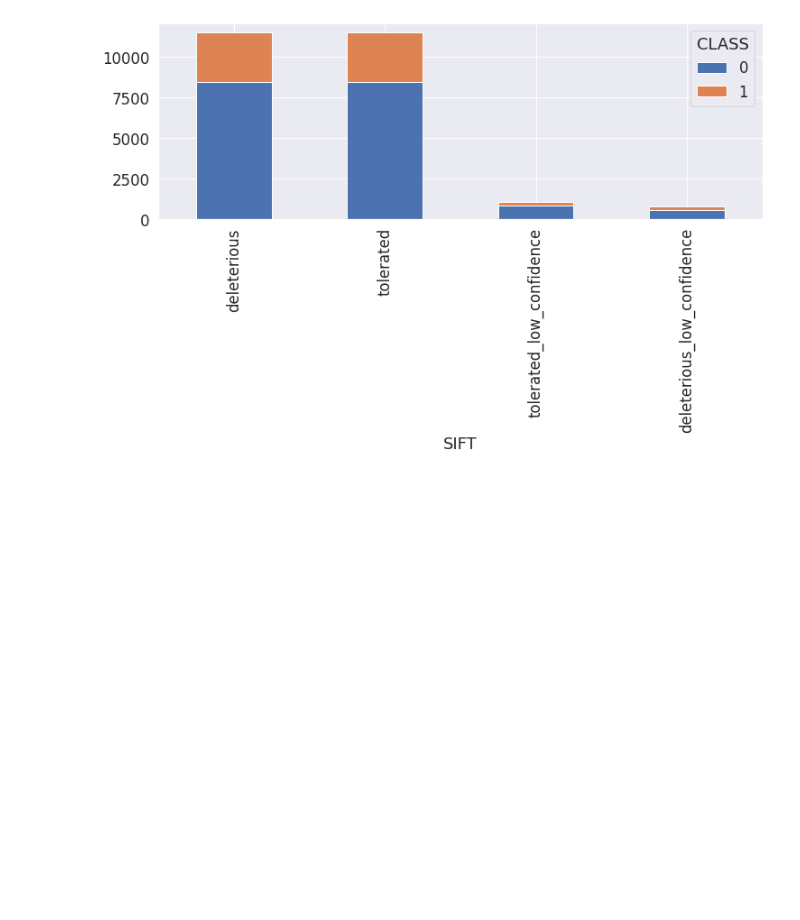
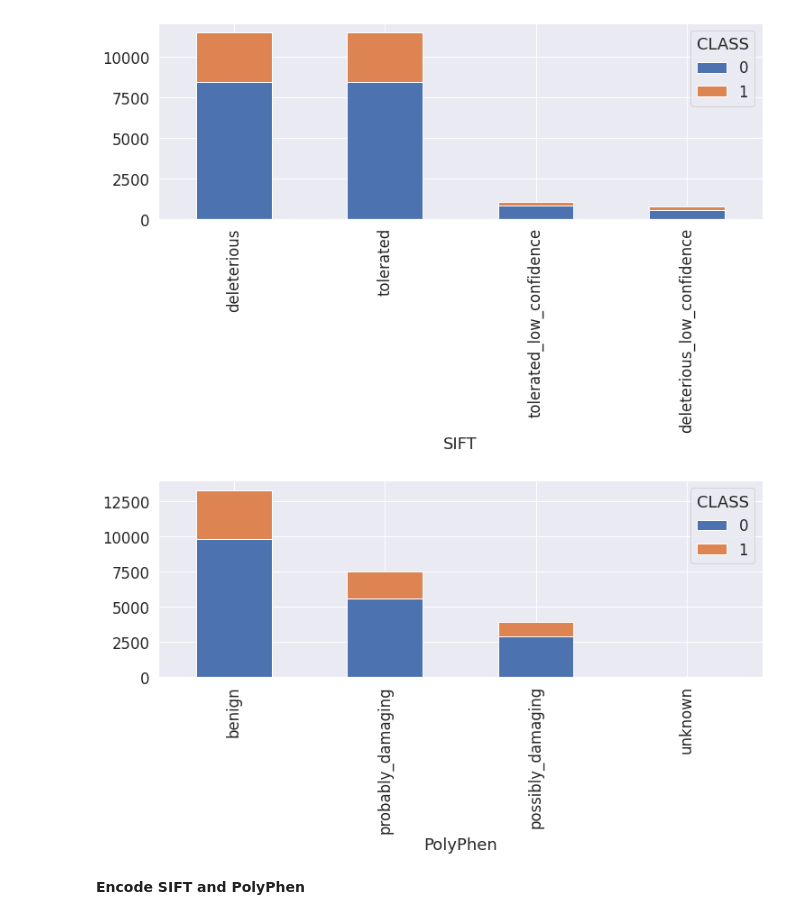
Before and after one commit to anyfish/notebook_project_ml, a Jupyter notebook: eda-genetic-variant-classifications.ipynb, the cells around one changed output. Drawn from its saved outputs; the diff is of its cells as text; code cells hidden in the pictures; blank space fills up the shorter version.

```diff
--- a/eda-genetic-variant-classifications.ipynb
+++ b/eda-genetic-variant-classifications.ipynb
@@ -257,3 +257,16 @@ sift_ct.drop('All', axis=1, inplace=True)
 sift_ct.plot.bar(stacked=True, figsize=(12, 4));
 # %% [output]
 [figure]
+# %%
+pp_ct = pd.crosstab(df.PolyPhen, df.CLASS, margins=True)
+pp_ct.drop('All', axis=0, inplace=True)
+
+# Limit to the 50 most sumitted genes for visualizacion
+pp_ct = pp_ct.sort_values(by='All', ascending=False)
+pp_ct.drop('All', axis=1, inplace=True)
+
+pp_ct.plot.bar(stacked=True, figsize=(12,4));
+# %% [output]
+[figure, added]
+# %% [markdown]
+**Encode SIFT and PolyPhen**
```
Also changed, not shown: parts of 25 cells of this notebook.
